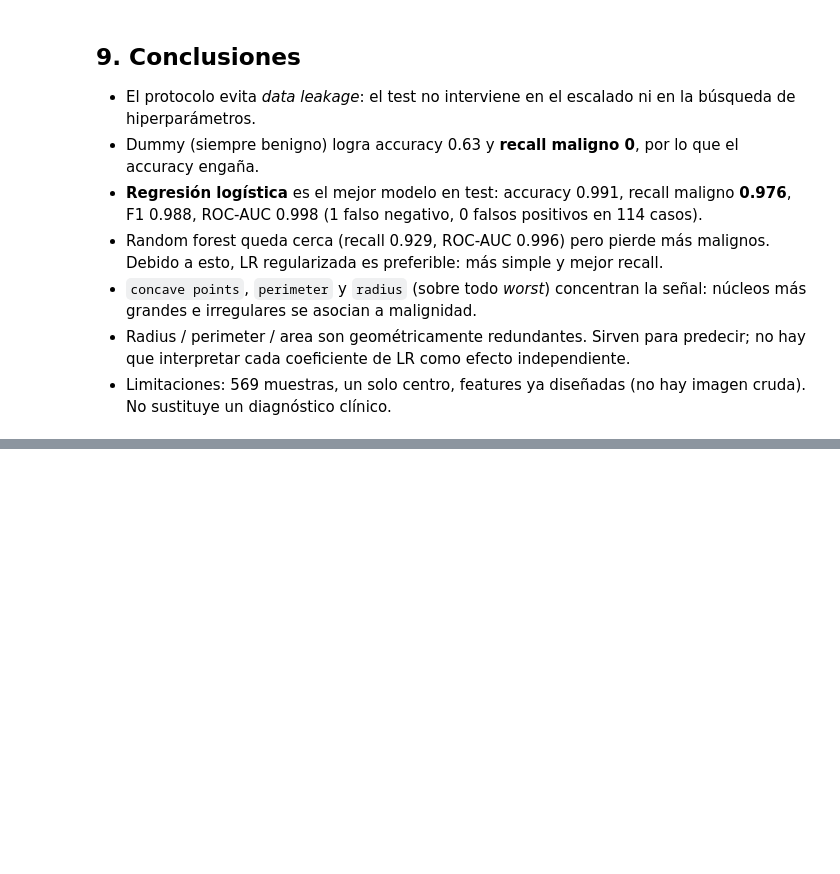
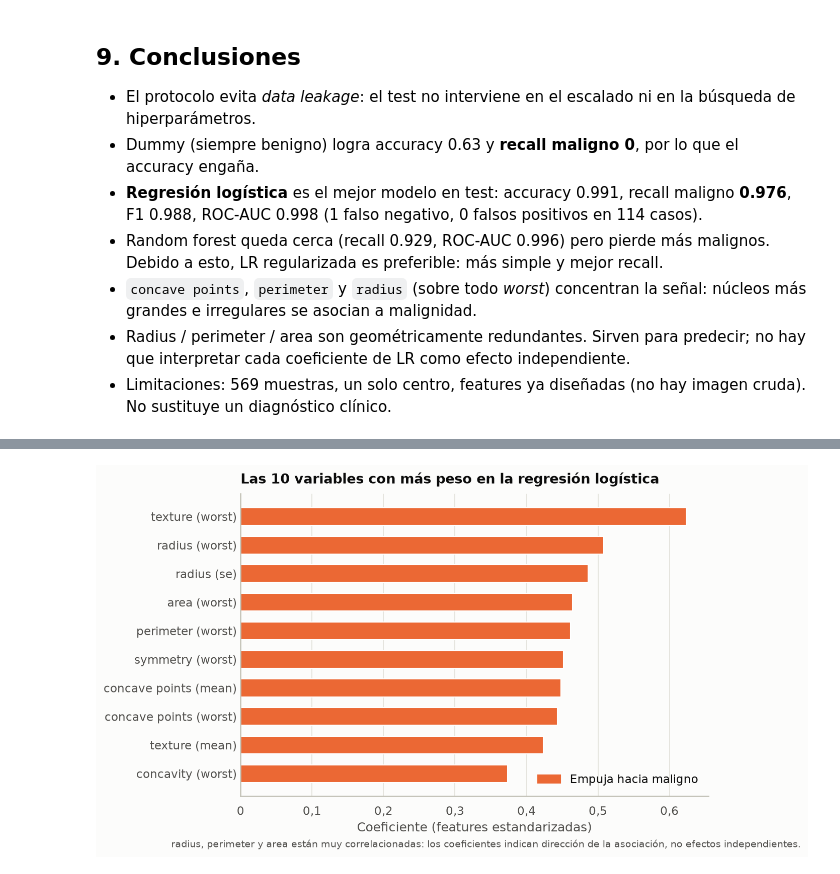
Before and after one commit to wawa1806/Ds-Project-breast-cancer-wisconsin, a Jupyter notebook: notebooks/clasificacion_cancer_mama.ipynb, the cells around one changed output, grey strips where cells are left out. Cells and saved outputs as stored; diff of their text form; code cells hidden in the pictures; blank space fills up the shorter version.

```diff
--- a/notebooks/clasificacion_cancer_mama.ipynb
+++ b/notebooks/clasificacion_cancer_mama.ipynb
@@ -499,0 +640,33 @@ plt.show()
+# %%
+top10 = coef.loc[coef.abs().sort_values().index[-10:]]  # mayor |coef| arriba
+
+with plt.rc_context(ESTILO):
+    fig, ax = plt.subplots(figsize=(8, 5.2))
+    ax.barh(
+        [bonito(n) for n in top10.index],
+        top10.values,
+        color=np.where(top10.values > 0, NARANJA, AZUL),
+        height=0.62,
+    )
+    ax.axvline(0, color=EJE, linewidth=1)
+    ax.grid(axis="y", visible=False)
+    ax.tick_params(axis="y", length=0)
+    ax.set_xlabel("Coeficiente (features estandarizadas)")
+    ax.set_title("Las 10 variables con más peso en la regresión logística")
+    ax.xaxis.set_major_formatter(FMT_ES)
+    handles = []
+    if (top10 > 0).any():
+        handles.append(Patch(color=NARANJA, label="Empuja hacia maligno"))
+    if (top10 < 0).any():
+        handles.append(Patch(color=AZUL, label="Empuja hacia benigno"))
+    ax.legend(handles=handles, loc="lower right", frameon=False)
+    fig.text(
+        0.01, -0.02,
+        "radius, perimeter y area están muy correlacionadas: los coeficientes indican "
+        "dirección de la asociación, no efectos independientes.",
+        fontsize=9, color=TINTA_2,
+    )
+    fig.savefig(FIG_DIR / "top_features_lr.png", dpi=200, bbox_inches="tight")
+    plt.show()
+# %% [output]
+[figure, added]
```
Also changed, not shown: parts of 7 cells of this notebook, 6 other files.
